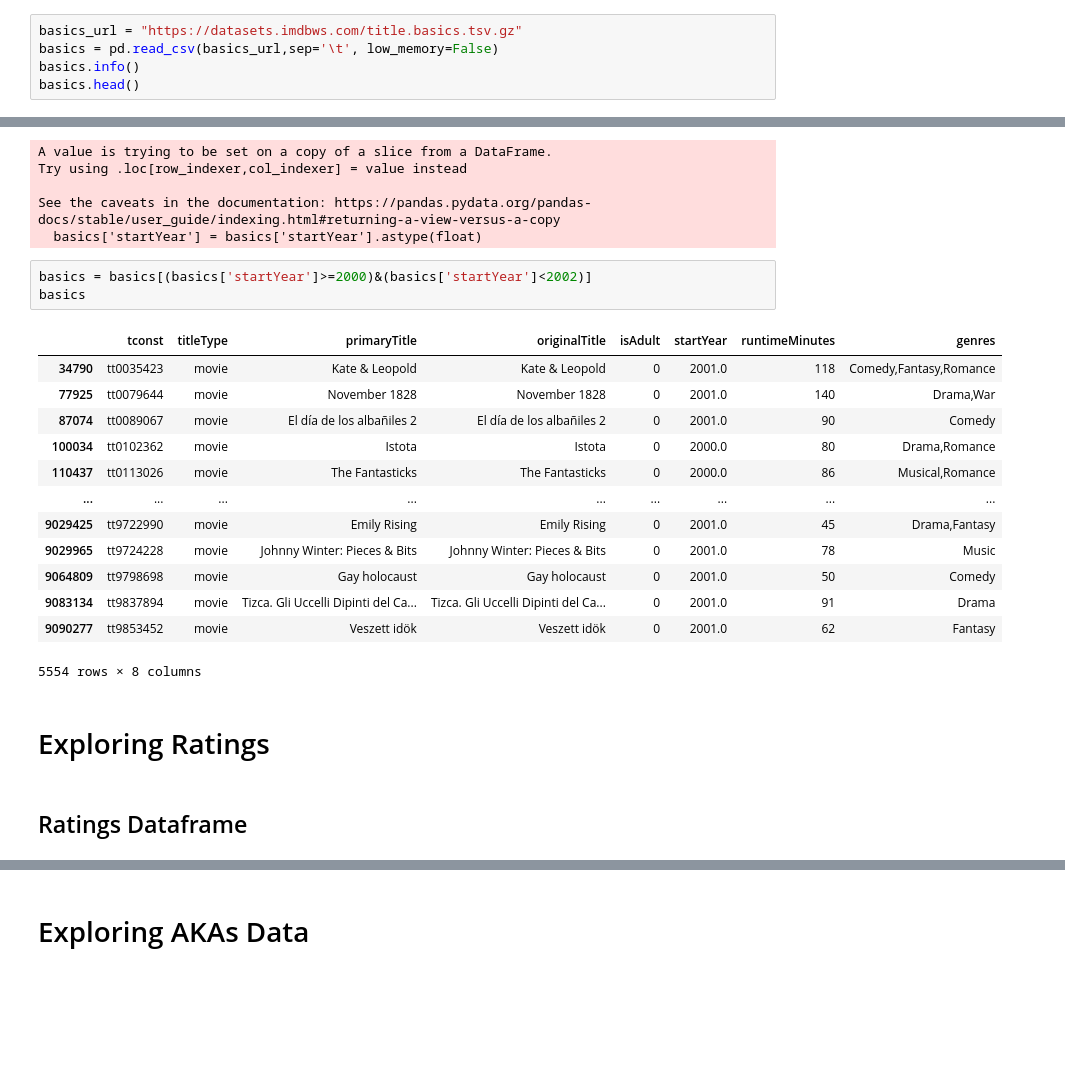
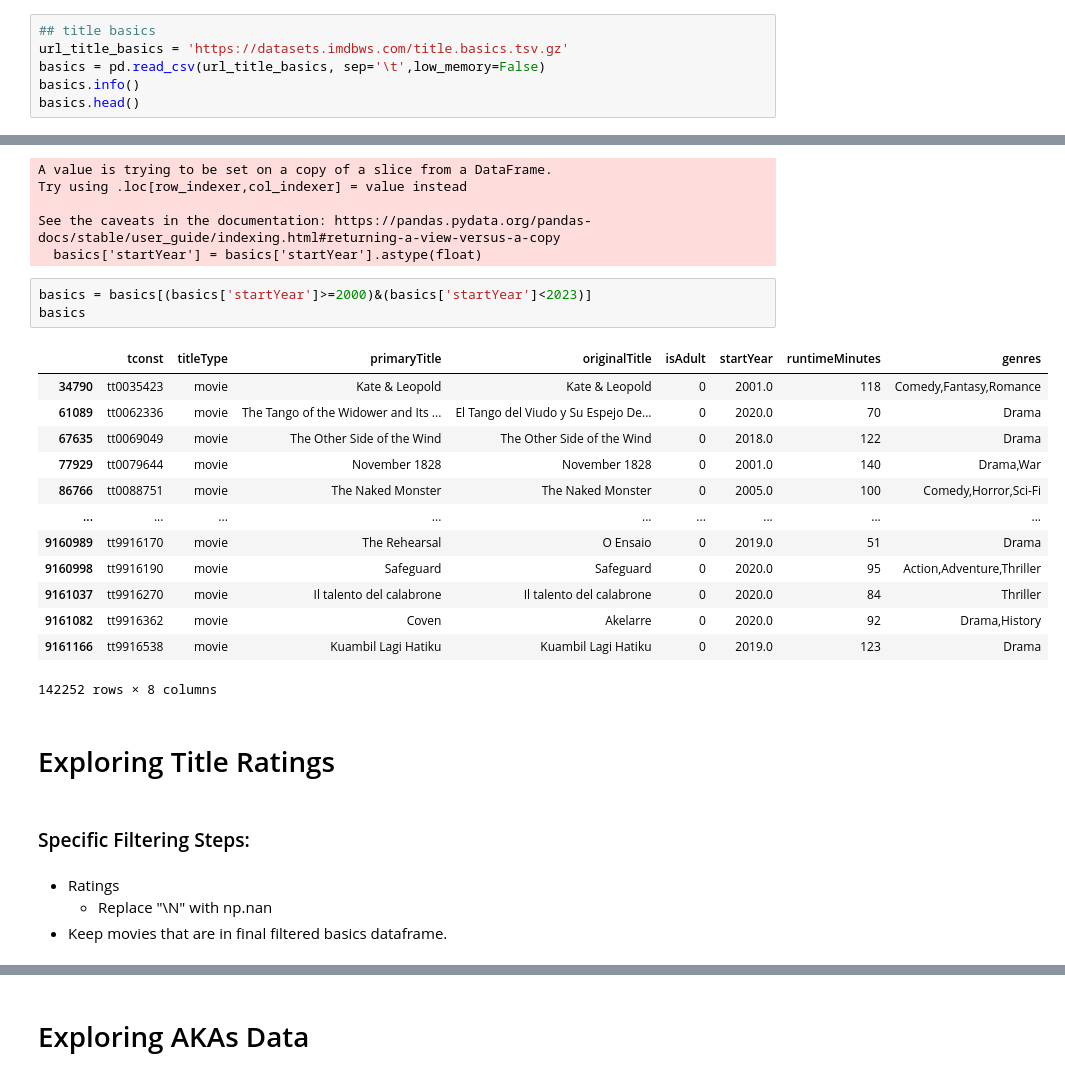
Before and after one commit to cole-beach/What-Makes-A-Movie-Successful, a Jupyter notebook: What Makes a Movie Successful - Part 01.ipynb, the cells around one changed output, grey strips where cells are left out. Cells and saved outputs as stored; diff of their text form; blank space fills up the shorter version.

```diff
--- a/What Makes a Movie Successful - Part 01.ipynb
+++ b/What Makes a Movie Successful - Part 01.ipynb
@@ -28,8 +76,9 @@ sorted(os.listdir("Data/"))
 # %% [markdown]
 ## Basics Dataframe
 # %%
-basics_url = "https://datasets.imdbws.com/title.basics.tsv.gz"
-basics = pd.read_csv(basics_url,sep='\t', low_memory=False)
+## title basics
+url_title_basics = 'https://datasets.imdbws.com/title.basics.tsv.gz'
+basics = pd.read_csv(url_title_basics, sep='\t',low_memory=False)
 basics.info()
 basics.head()
 # %% [output]
@@ -172,26 +252,30 @@ Try using .loc[row_indexer,col_indexer] = value instead
 See the caveats in the documentation: https://pandas.pydata.org/pandas-docs/stable/user_guide/indexing.html#returning-a-view-versus-a-copy
   basics['startYear'] = basics['startYear'].astype(float)
 # %%
-basics = basics[(basics['startYear']>=2000)&(basics['startYear']<2002)]
+basics = basics[(basics['startYear']>=2000)&(basics['startYear']<2023)]
 basics
 # %% [output]
 |  | tconst | titleType | primaryTitle | originalTitle | isAdult | startYear | runtimeMinutes | genres |
 | 34790 | tt0035423 | movie | Kate & Leopold | Kate & Leopold | 0 | 2001.0 | 118 | Comedy,Fantasy,Romance |
-| 77925 | tt0079644 | movie | November 1828 | November 1828 | 0 | 2001.0 | 140 | Drama,War |
-| 87074 | tt0089067 | movie | El día de los albañiles 2 | El día de los albañiles 2 | 0 | 2001.0 | 90 | Comedy |
-| 100034 | tt0102362 | movie | Istota | Istota | 0 | 2000.0 | 80 | Drama,Romance |
-| 110437 | tt0113026 | movie | The Fantasticks | The Fantasticks | 0 | 2000.0 | 86 | Musical,Romance |
+| 61089 | tt0062336 | movie | The Tango of the Widower and Its ... | El Tango del Viudo y Su Espejo De... | 0 | 2020.0 | 70 | Drama |
+| 67635 | tt0069049 | movie | The Other Side of the Wind | The Other Side of the Wind | 0 | 2018.0 | 122 | Drama |
+| 77929 | tt0079644 | movie | November 1828 | November 1828 | 0 | 2001.0 | 140 | Drama,War |
+| 86766 | tt0088751 | movie | The Naked Monster | The Naked Monster | 0 | 2005.0 | 100 | Comedy,Horror,Sci-Fi |
 | ... | ... | ... | ... | ... | ... | ... | ... | ... |
-| 9029425 | tt9722990 | movie | Emily Rising | Emily Rising | 0 | 2001.0 | 45 | Drama,Fantasy |
-| 9029965 | tt9724228 | movie | Johnny Winter: Pieces & Bits | Johnny Winter: Pieces & Bits | 0 | 2001.0 | 78 | Music |
-| 9064809 | tt9798698 | movie | Gay holocaust | Gay holocaust | 0 | 2001.0 | 50 | Comedy |
-| 9083134 | tt9837894 | movie | Tizca. Gli Uccelli Dipinti del Ca... | Tizca. Gli Uccelli Dipinti del Ca... | 0 | 2001.0 | 91 | Drama |
-| 9090277 | tt9853452 | movie | Veszett idök | Veszett idök | 0 | 2001.0 | 62 | Fantasy |
+| 9160989 | tt9916170 | movie | The Rehearsal | O Ensaio | 0 | 2019.0 | 51 | Drama |
+| 9160998 | tt9916190 | movie | Safeguard | Safeguard | 0 | 2020.0 | 95 | Action,Adventure,Thriller |
+| 9161037 | tt9916270 | movie | Il talento del calabrone | Il talento del calabrone | 0 | 2020.0 | 84 | Thriller |
+| 9161082 | tt9916362 | movie | Coven | Akelarre | 0 | 2020.0 | 92 | Drama,History |
+| 9161166 | tt9916538 | movie | Kuambil Lagi Hatiku | Kuambil Lagi Hatiku | 0 | 2019.0 | 123 | Drama |
-5554 rows × 8 columns
+142252 rows × 8 columns
 # %% [markdown]
-# Exploring Ratings
+# Exploring Title Ratings
 # %% [markdown]
-## Ratings Dataframe
+### Specific Filtering Steps:
+# %% [markdown]
+* Ratings
+    * Replace "\N" with np.nan
+* Keep movies that are in final filtered basics dataframe.
 # %%
 ratings_url = "https://datasets.imdbws.com/title.ratings.tsv.gz"
 ratings = pd.read_csv(ratings_url,sep='\t', low_memory=False)
```
Also changed, not shown: parts of 41 cells of this notebook, 4 other files.
